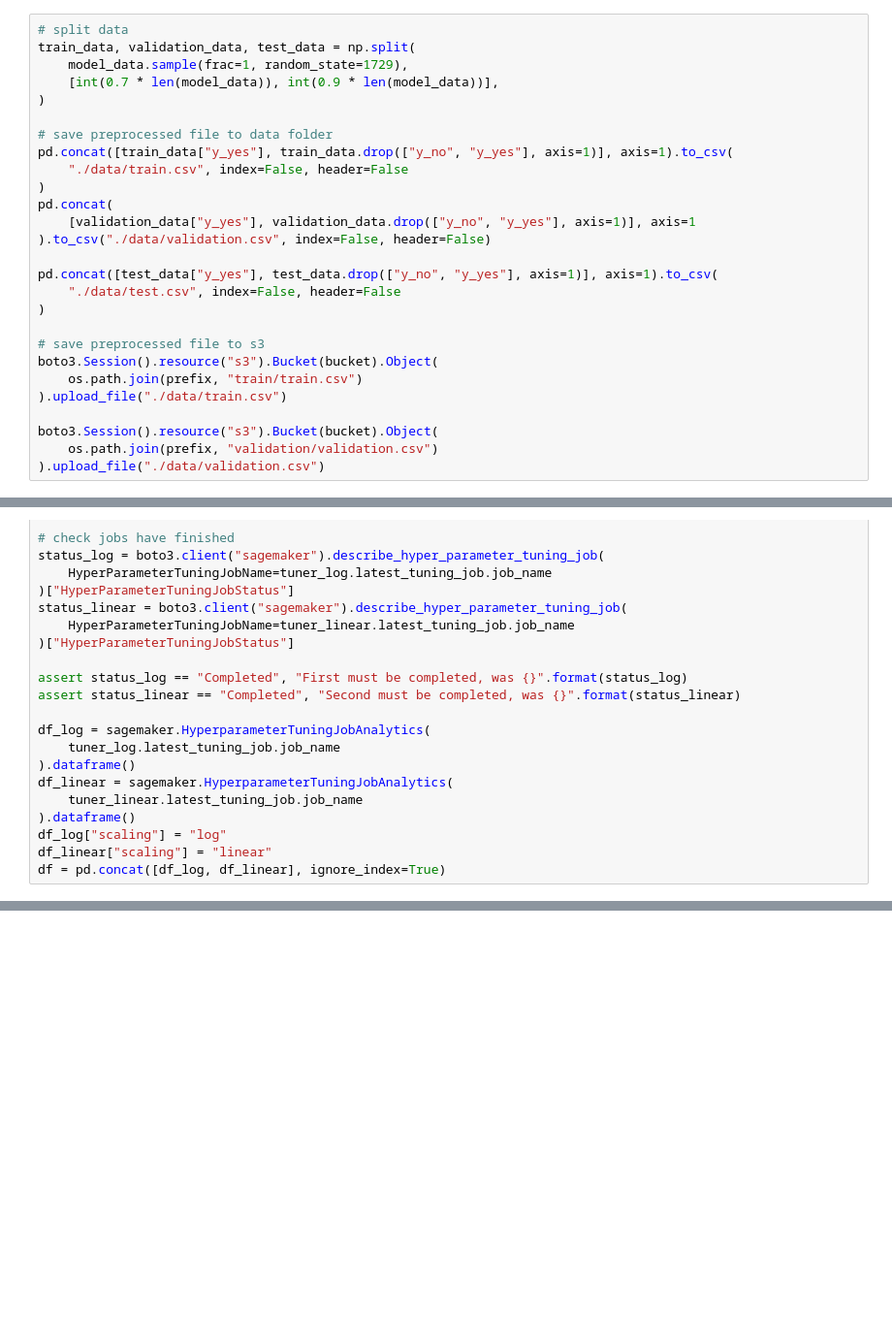
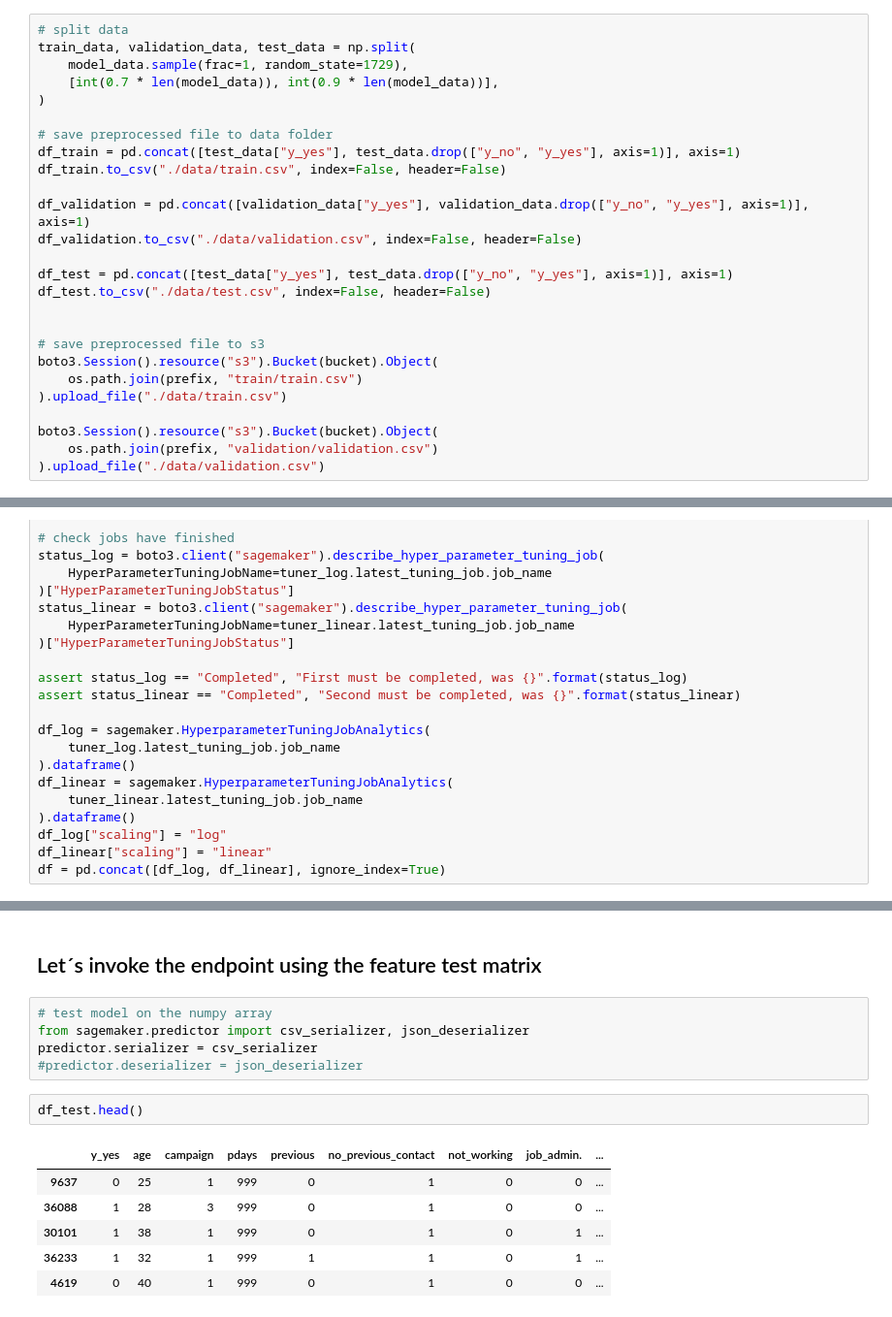
Before and after one commit to Sebastian1981/AWS_Sagemaker_Marketing_XGB_Classifier_Tuning, a Jupyter notebook: 01_xgb_tuning_job.ipynb, the cells around one changed output, grey strips where cells are left out. Shown at 97% size. Saved outputs shown, nothing was run; the diff lists cells and outputs as text; blank space fills up the shorter version.

```diff
--- a/01_xgb_tuning_job.ipynb
+++ b/01_xgb_tuning_job.ipynb
@@ -233,16 +233,15 @@ train_data, validation_data, test_data = np.split(
 )
 
 # save preprocessed file to data folder
-pd.concat([train_data["y_yes"], train_data.drop(["y_no", "y_yes"], axis=1)], axis=1).to_csv(
-    "./data/train.csv", index=False, header=False
-)
-pd.concat(
-    [validation_data["y_yes"], validation_data.drop(["y_no", "y_yes"], axis=1)], axis=1
-).to_csv("./data/validation.csv", index=False, header=False)
+df_train = pd.concat([test_data["y_yes"], test_data.drop(["y_no", "y_yes"], axis=1)], axis=1)
+df_train.to_csv("./data/train.csv", index=False, header=False)
 
-pd.concat([test_data["y_yes"], test_data.drop(["y_no", "y_yes"], axis=1)], axis=1).to_csv(
-    "./data/test.csv", index=False, header=False
-)
+df_validation = pd.concat([validation_data["y_yes"], validation_data.drop(["y_no", "y_yes"], axis=1)], axis=1)
+df_validation.to_csv("./data/validation.csv", index=False, header=False)
+
+df_test = pd.concat([test_data["y_yes"], test_data.drop(["y_no", "y_yes"], axis=1)], axis=1)
+df_test.to_csv("./data/test.csv", index=False, header=False)
+
 
 # save preprocessed file to s3
 boto3.Session().resource("s3").Bucket(bucket).Object(
@@ -435,0 +444,16 @@ plt.show()
+# %% [markdown]
+## Let´s invoke the endpoint using the feature test matrix
+# %%
+# test model on the numpy array
+from sagemaker.predictor import csv_serializer, json_deserializer
+predictor.serializer = csv_serializer
+#predictor.deserializer = json_deserializer
+# %%
+df_test.head()
+# %% [output]
+|  | y_yes | age | campaign | pdays | previous | no_previous_contact | not_working | job_admin. | ... |
+| 9637 | 0 | 25 | 1 | 999 | 0 | 1 | 0 | 0 | ... |
+| 36088 | 1 | 28 | 3 | 999 | 0 | 1 | 0 | 0 | ... |
+| 30101 | 1 | 38 | 1 | 999 | 0 | 1 | 0 | 1 | ... |
+| 36233 | 1 | 32 | 1 | 999 | 1 | 1 | 0 | 1 | ... |
+| 4619 | 0 | 40 | 1 | 999 | 0 | 1 | 0 | 0 | ... |
```
Also changed, not shown: parts of 23 cells of this notebook.
